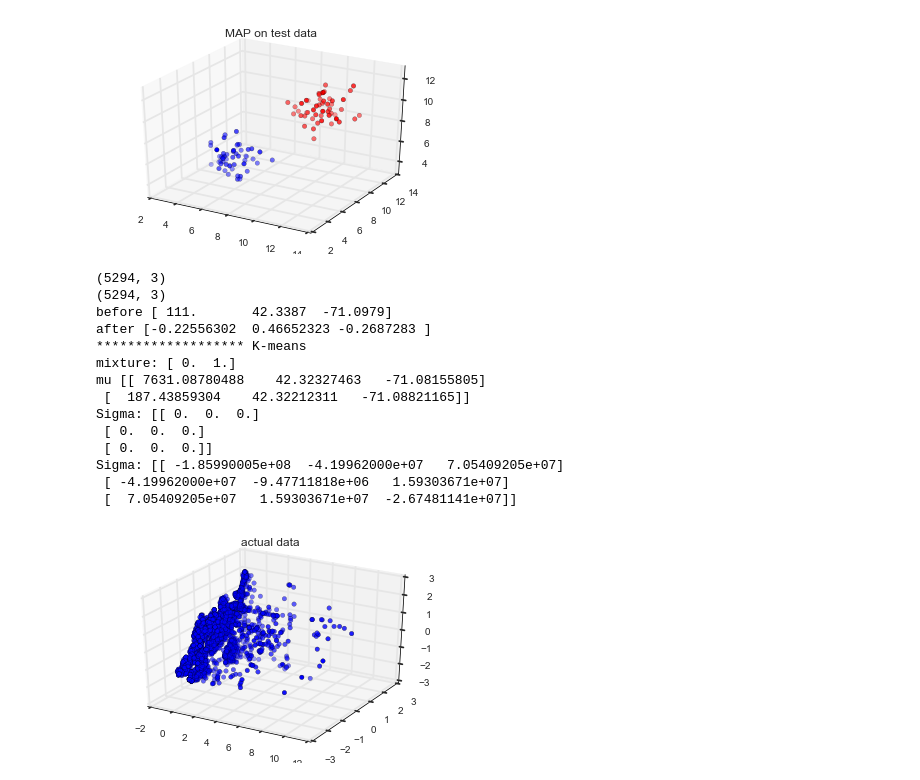
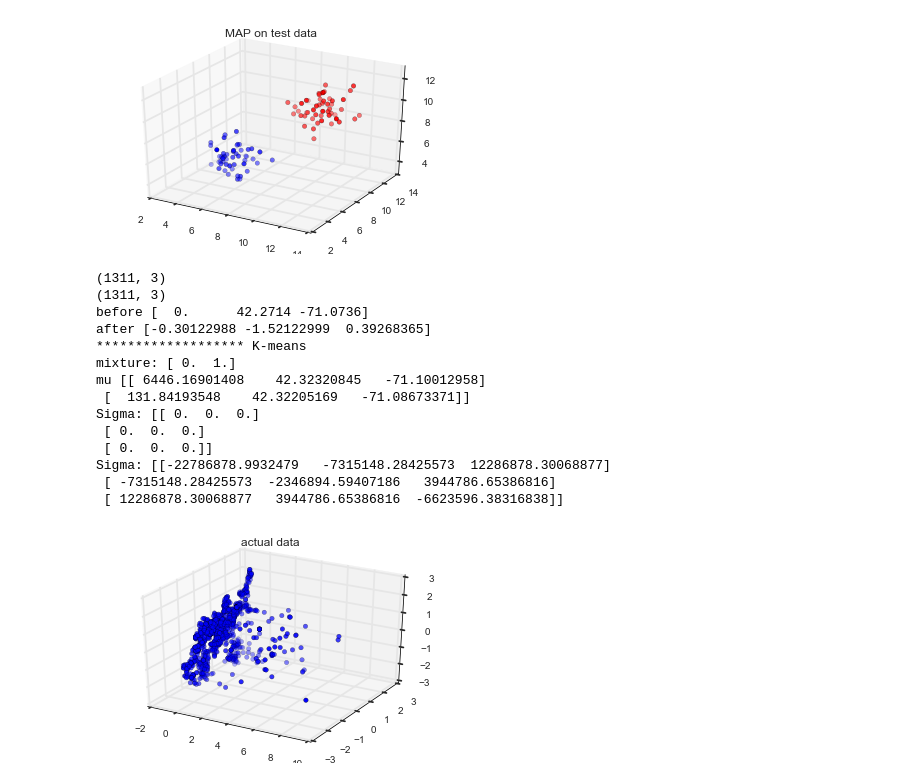
Before and after one commit to onefishy/Boston311, a Jupyter notebook: Code/EM for MLE and MAP.ipynb, the cells around one changed output. Drawn from its saved outputs; the diff is of its cells as text; code cells hidden in the pictures.

```diff
--- a/Code/EM for MLE and MAP.ipynb
+++ b/Code/EM for MLE and MAP.ipynb
@@ -434,7 +434,7 @@ Sigma: [[ 1.00423     0.0620464   0.26422679]
 ########################################
 ########################################
 
-data = real_data('March 15, 2014 12:00PM', 'March 30, 2014 12:00PM')
+data = real_data('March 15, 2014 12:00PM', 'March 19, 2014 12:00PM')
 data_std = scale(data)
 #data_norm = normalize(data)
 print data.shape
@@ -442,40 +442,40 @@ print data.shape
 print 'before', data[500]
 print 'after', data_std[500]
 
 #---------------- K-means initialization for MLE ----------------#
 N = data.shape[0] #number of observations
 K = 2 #number of components
 D = data.shape[1] #number of features per observation
 
 pi, mu, Sigma = k_means(N, D, K, data_std)
 
 print '******************* K-means'
 print 'mixture:', pi
 print 'mu', mu
 print 'Sigma:', Sigma[0]
 print 'Sigma:', Sigma[1]
 
 
 fig = plt.figure()
 ax = fig.add_subplot(111, projection='3d')
 
 ax.scatter(data_std[:, 0], data_std[:, 1], data_std[:, 2], c='b')
 
 plt.title('actual data')
 plt.show()
 # %% [output]
-(5294, 3)
-(5294, 3)
-before [ 111.       42.3387  -71.0979]
-after [-0.22556302  0.46652323 -0.2687283 ]
+(1311, 3)
+(1311, 3)
+before [  0.      42.2714 -71.0736]
+after [-0.30122988 -1.52122999  0.39268365]
 ******************* K-means
 mixture: [ 0.  1.]
-mu [[ 7631.08780488    42.32327463   -71.08155805]
- [  187.43859304    42.32212311   -71.08821165]]
+mu [[ 6446.16901408    42.32320845   -71.10012958]
+ [  131.84193548    42.32205169   -71.08673371]]
 Sigma: [[ 0.  0.  0.]
  [ 0.  0.  0.]
  [ 0.  0.  0.]]
-Sigma: [[ -1.85990005e+08  -4.19962000e+07   7.05409205e+07]
- [ -4.19962000e+07  -9.47711818e+06   1.59303671e+07]
- [  7.05409205e+07   1.59303671e+07  -2.67481141e+07]]
+Sigma: [[-22786878.9932479   -7315148.28425573  12286878.30068877]
+ [ -7315148.28425573  -2346894.59407186   3944786.65386816]
+ [ 12286878.30068877   3944786.65386816  -6623596.38316838]]
-[figure, old version]
+[figure, new version]
```
Also changed, not shown: parts of 2 cells of this notebook.
